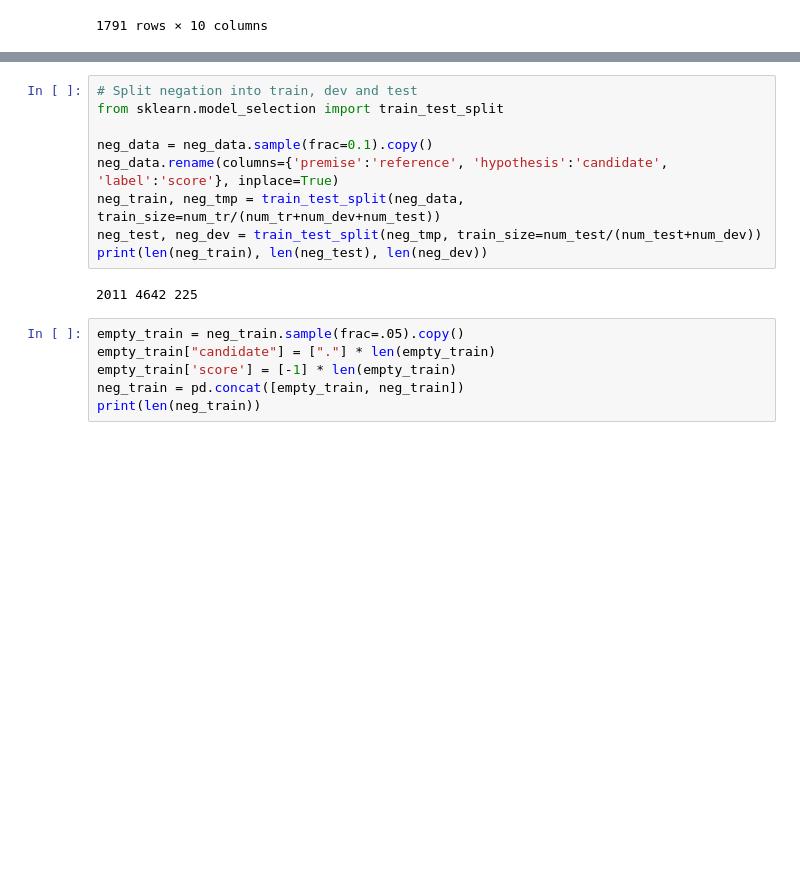
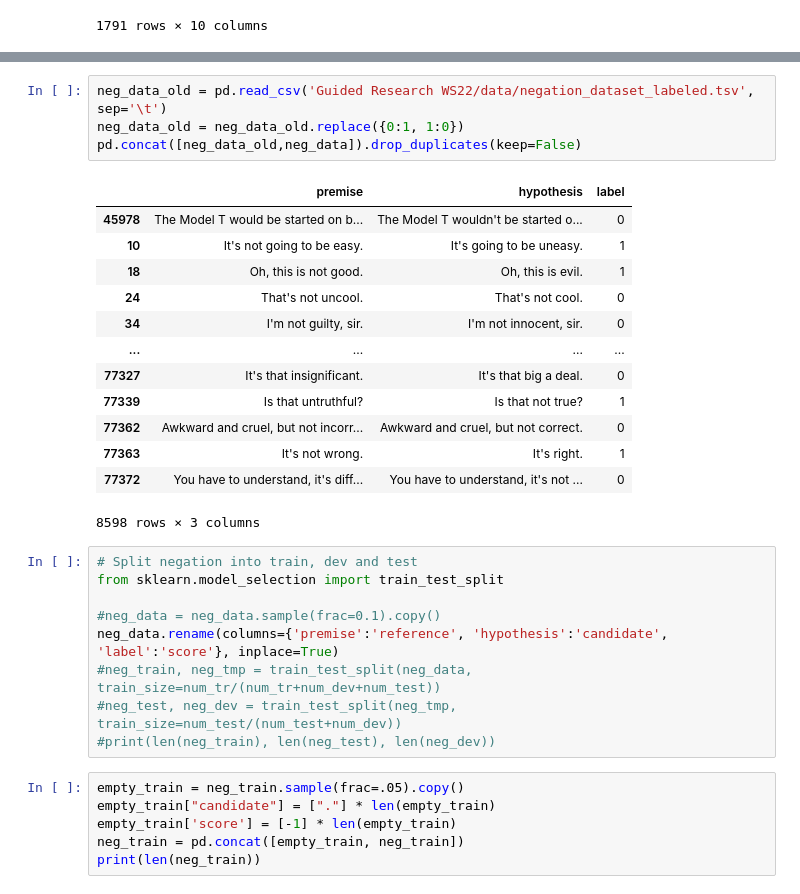
Before and after one commit to MiriUll/negation_aware_evaluation, a Jupyter notebook: dataset_preparation.ipynb, the cells around one changed output, grey strips where cells are left out. Saved outputs shown, nothing was run; the diff lists cells and outputs as text; blank space fills up the shorter version.

```diff
--- a/dataset_preparation.ipynb
+++ b/dataset_preparation.ipynb
@@ -305,14 +305,30 @@ neg_data
+# %%
+neg_data_old = pd.read_csv('Guided Research WS22/data/negation_dataset_labeled.tsv', sep='\t')
+neg_data_old = neg_data_old.replace({0:1, 1:0})
+pd.concat([neg_data_old,neg_data]).drop_duplicates(keep=False)
+# %% [output]
+|  | premise | hypothesis | label |
+| 45978 | The Model T would be started on b... | The Model T wouldn't be started o... | 0 |
+| 10 | It's not going to be easy. | It's going to be uneasy. | 1 |
+| 18 | Oh, this is not good. | Oh, this is evil. | 1 |
+| 24 | That's not uncool. | That's not cool. | 0 |
+| 34 | I'm not guilty, sir. | I'm not innocent, sir. | 0 |
+| ... | ... | ... | ... |
+| 77327 | It's that insignificant. | It's that big a deal. | 0 |
+| 77339 | Is that untruthful? | Is that not true? | 1 |
+| 77362 | Awkward and cruel, but not incorr... | Awkward and cruel, but not correct. | 0 |
+| 77363 | It's not wrong. | It's right. | 1 |
+| 77372 | You have to understand, it's diff... | You have to understand, it's not ... | 0 |
+8598 rows × 3 columns
 # %%
 # Split negation into train, dev and test
 from sklearn.model_selection import train_test_split
 
-neg_data = neg_data.sample(frac=0.1).copy()
+#neg_data = neg_data.sample(frac=0.1).copy()
 neg_data.rename(columns={'premise':'reference', 'hypothesis':'candidate', 'label':'score'}, inplace=True)
-neg_train, neg_tmp = train_test_split(neg_data, train_size=num_tr/(num_tr+num_dev+num_test))
-neg_test, neg_dev = train_test_split(neg_tmp, train_size=num_test/(num_test+num_dev))
-print(len(neg_train), len(neg_test), len(neg_dev))
+#neg_train, neg_tmp = train_test_split(neg_data, train_size=num_tr/(num_tr+num_dev+num_test))
+#neg_test, neg_dev = train_test_split(neg_tmp, train_size=num_test/(num_test+num_dev))
+#print(len(neg_train), len(neg_test), len(neg_dev))
-# %% [output]
-2011 4642 225
 # %%
 empty_train = neg_train.sample(frac=.05).copy()
 empty_train["candidate"] = ["."] * len(empty_train)
```
Also changed, not shown: parts of 2 cells of this notebook, 5 other files.
